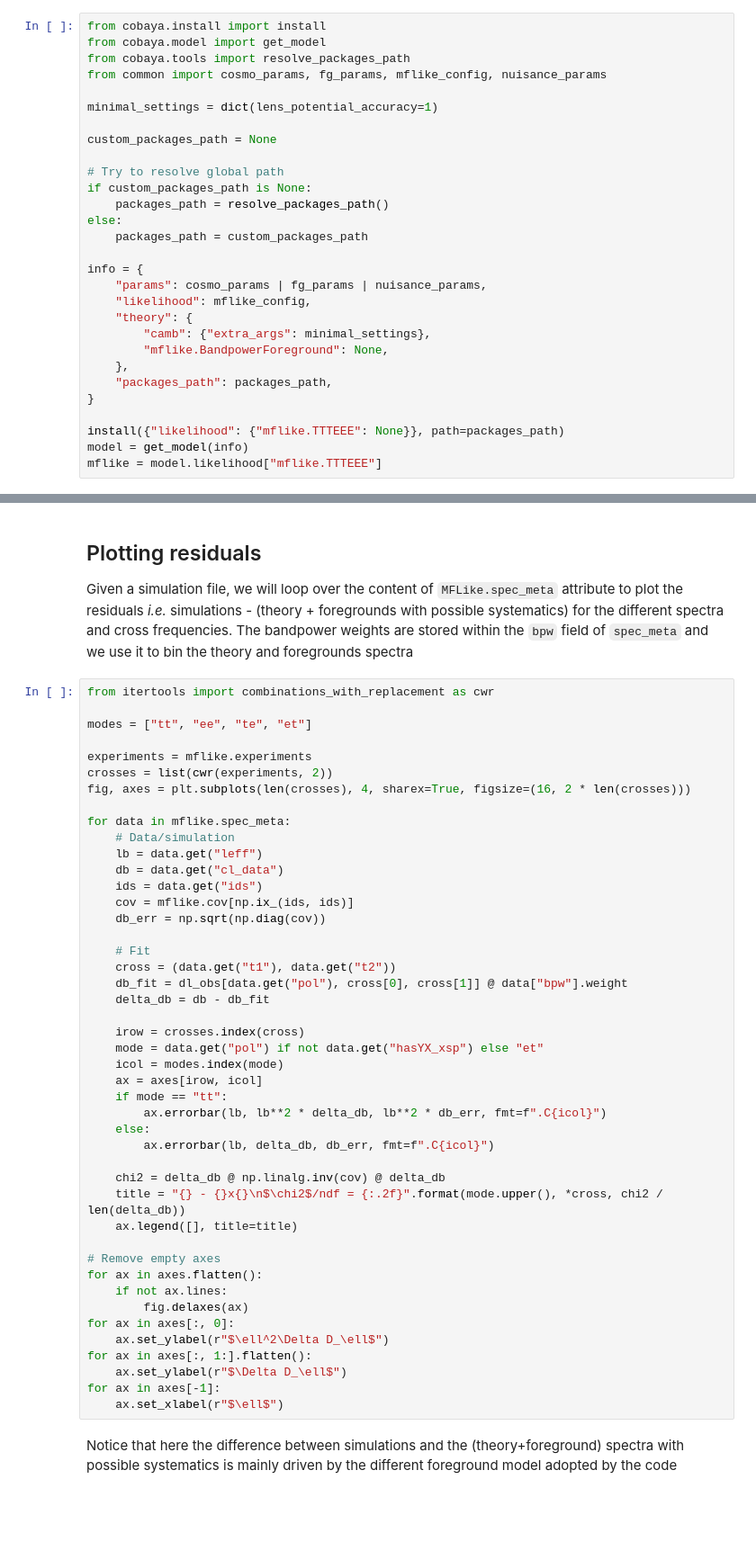
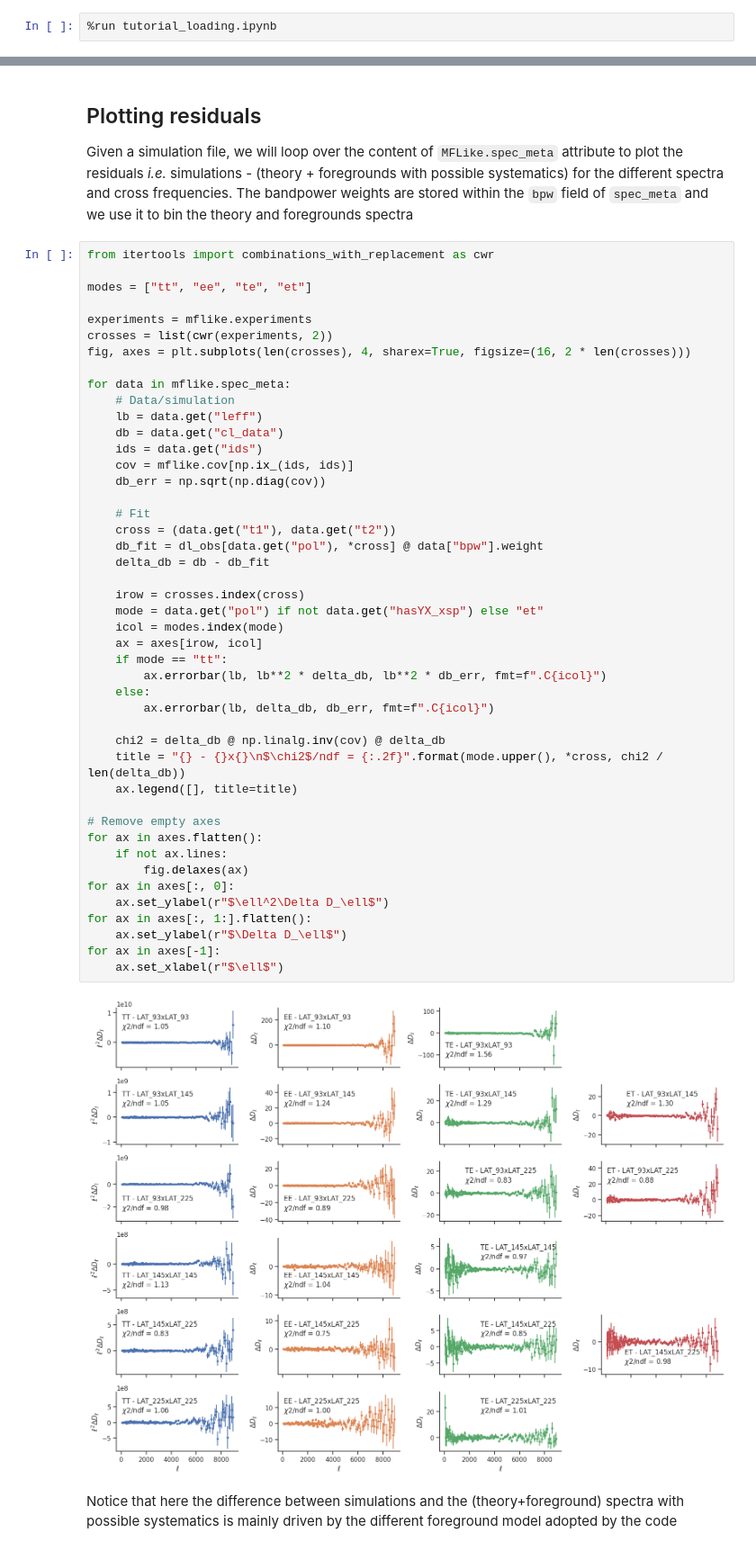
Before and after one commit to simonsobs/LAT_MFLike, a Jupyter notebook: docs/source/notebooks/tutorial_residuals.ipynb, the cells around one changed output, grey strips where cells are left out. Shown at 90% size. Drawn from its saved outputs; the diff is of its cells as text; blank space fills up the shorter version.

```diff
--- a/docs/source/notebooks/tutorial_residuals.ipynb
+++ b/docs/source/notebooks/tutorial_residuals.ipynb
@@ -17,31 +13,4 @@ Simulations and data as well as covariance are stored as `sacc` objects. For mor
 
 We first start by using the likelihood declaration from the first [tutorial](tutorial_loading.ipynb)
 # %%
-from cobaya.install import install
-from cobaya.model import get_model
-from cobaya.tools import resolve_packages_path
-from common import cosmo_params, fg_params, mflike_config, nuisance_params
-
-minimal_settings = dict(lens_potential_accuracy=1)
-
-custom_packages_path = None
-
-# Try to resolve global path
-if custom_packages_path is None:
-    packages_path = resolve_packages_path()
-else:
-    packages_path = custom_packages_path
-
-info = {
-    "params": cosmo_params | fg_params | nuisance_params,
-    "likelihood": mflike_config,
-    "theory": {
-        "camb": {"extra_args": minimal_settings},
-        "mflike.BandpowerForeground": None,
-    },
-    "packages_path": packages_path,
-}
-
-install({"likelihood": {"mflike.TTTEEE": None}}, path=packages_path)
-model = get_model(info)
-mflike = model.likelihood["mflike.TTTEEE"]
+%run tutorial_loading.ipynb
@@ -156,33 +143,35 @@ for data in mflike.spec_meta:
     cov = mflike.cov[np.ix_(ids, ids)]
     db_err = np.sqrt(np.diag(cov))
 
     # Fit
     cross = (data.get("t1"), data.get("t2"))
-    db_fit = dl_obs[data.get("pol"), cross[0], cross[1]] @ data["bpw"].weight
+    db_fit = dl_obs[data.get("pol"), *cross] @ data["bpw"].weight
     delta_db = db - db_fit
 
     irow = crosses.index(cross)
     mode = data.get("pol") if not data.get("hasYX_xsp") else "et"
     icol = modes.index(mode)
     ax = axes[irow, icol]
     if mode == "tt":
         ax.errorbar(lb, lb**2 * delta_db, lb**2 * db_err, fmt=f".C{icol}")
     else:
         ax.errorbar(lb, delta_db, db_err, fmt=f".C{icol}")
 
     chi2 = delta_db @ np.linalg.inv(cov) @ delta_db
     title = "{} - {}x{}\n$\chi2$/ndf = {:.2f}".format(mode.upper(), *cross, chi2 / len(delta_db))
     ax.legend([], title=title)
 
 # Remove empty axes
 for ax in axes.flatten():
     if not ax.lines:
         fig.delaxes(ax)
 for ax in axes[:, 0]:
     ax.set_ylabel(r"$\ell^2\Delta D_\ell$")
 for ax in axes[:, 1:].flatten():
     ax.set_ylabel(r"$\Delta D_\ell$")
 for ax in axes[-1]:
     ax.set_xlabel(r"$\ell$")
+# %% [output]
+[figure, added]
 # %% [markdown]
 Notice that here the difference between simulations and the (theory+foreground) spectra with possible systematics is mainly driven by the different foreground model adopted by the code
```
Also changed, not shown: parts of 7 cells of this notebook, 5 other files.
